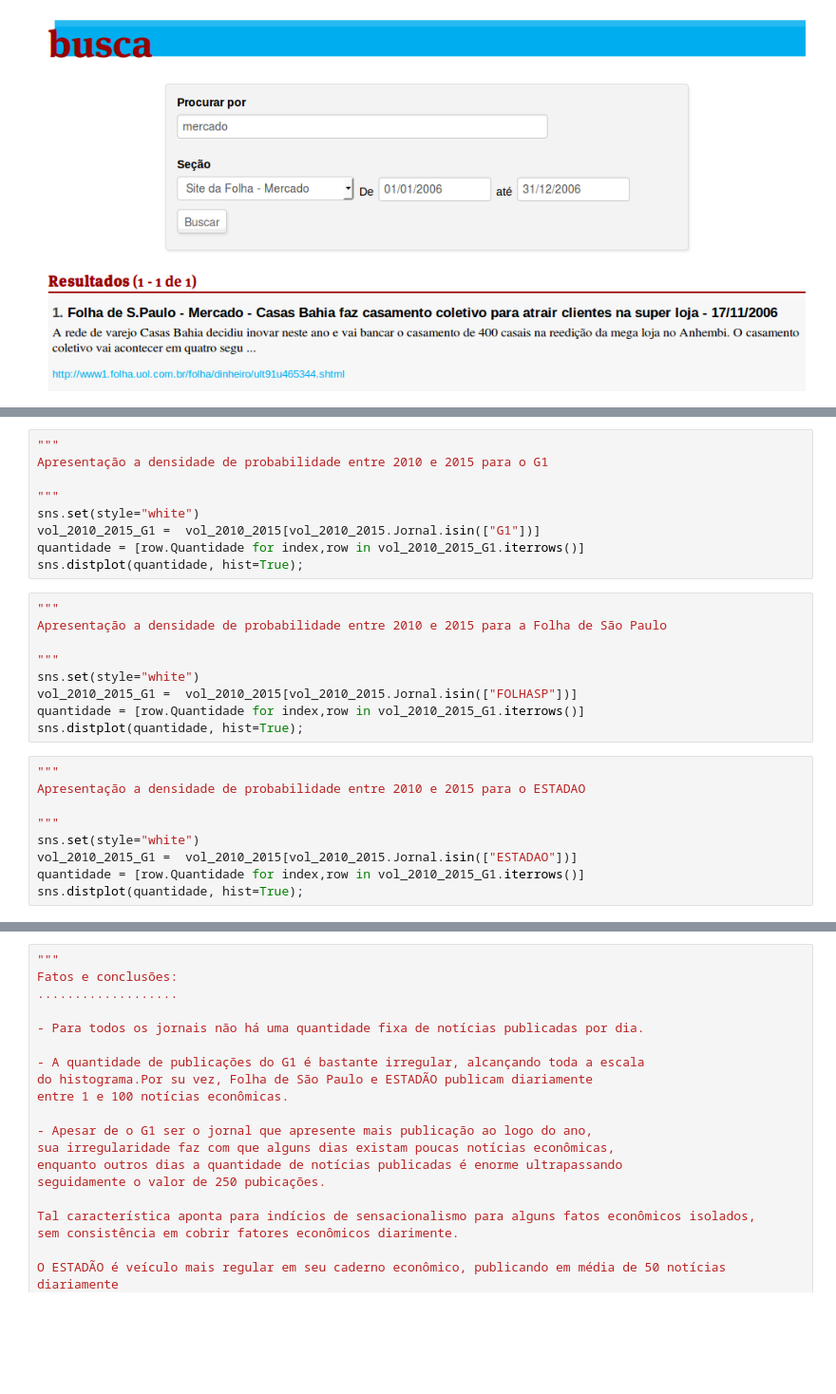
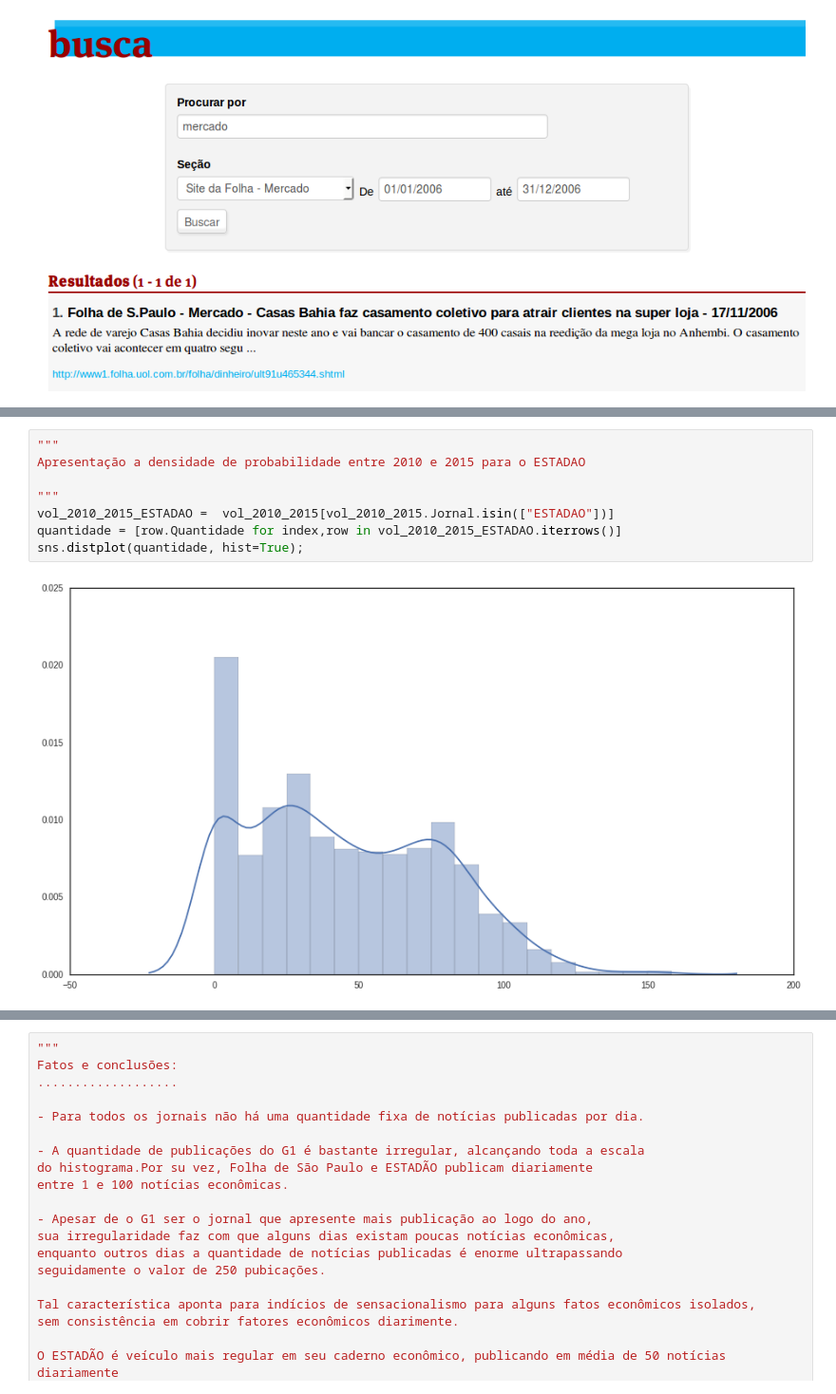
Before and after one commit to zegildo/PhD, a Jupyter notebook: src/scriptPython/TestingSeaborn.ipynb, the cells around one changed output, grey strips where cells are left out. Shown at 95% size. Drawn from its saved outputs; the diff is of its cells as text; blank space fills up the shorter version.

```diff
--- a/src/scriptPython/TestingSeaborn.ipynb
+++ b/src/scriptPython/TestingSeaborn.ipynb
@@ -131,27 +199,10 @@ g.set_ylabels("Volume de Noticipas Publicadas por Ano")
 # %%
 """
-Apresentação a densidade de probabilidade entre 2010 e 2015 para o G1
+Apresentação a densidade de probabilidade entre 2010 e 2015 para o ESTADAO
 
 """
-sns.set(style="white")
-vol_2010_2015_G1 =  vol_2010_2015[vol_2010_2015.Jornal.isin(["G1"])]
-quantidade = [row.Quantidade for index,row in vol_2010_2015_G1.iterrows()]
+vol_2010_2015_ESTADAO =  vol_2010_2015[vol_2010_2015.Jornal.isin(["ESTADAO"])]
+quantidade = [row.Quantidade for index,row in vol_2010_2015_ESTADAO.iterrows()]
 sns.distplot(quantidade, hist=True);
+# %% [output]
+[figure, added]
-# %%
-"""
-Apresentação a densidade de probabilidade entre 2010 e 2015 para a Folha de São Paulo
-
-"""
-sns.set(style="white")
-vol_2010_2015_G1 =  vol_2010_2015[vol_2010_2015.Jornal.isin(["FOLHASP"])]
-quantidade = [row.Quantidade for index,row in vol_2010_2015_G1.iterrows()]
-sns.distplot(quantidade, hist=True);
-# %%
-"""
-Apresentação a densidade de probabilidade entre 2010 e 2015 para o ESTADAO
-
-"""
-sns.set(style="white")
-vol_2010_2015_G1 =  vol_2010_2015[vol_2010_2015.Jornal.isin(["ESTADAO"])]
-quantidade = [row.Quantidade for index,row in vol_2010_2015_G1.iterrows()]
-sns.distplot(quantidade, hist=True);
```
Also changed, not shown: parts of 38 cells of this notebook, 1 other file.
